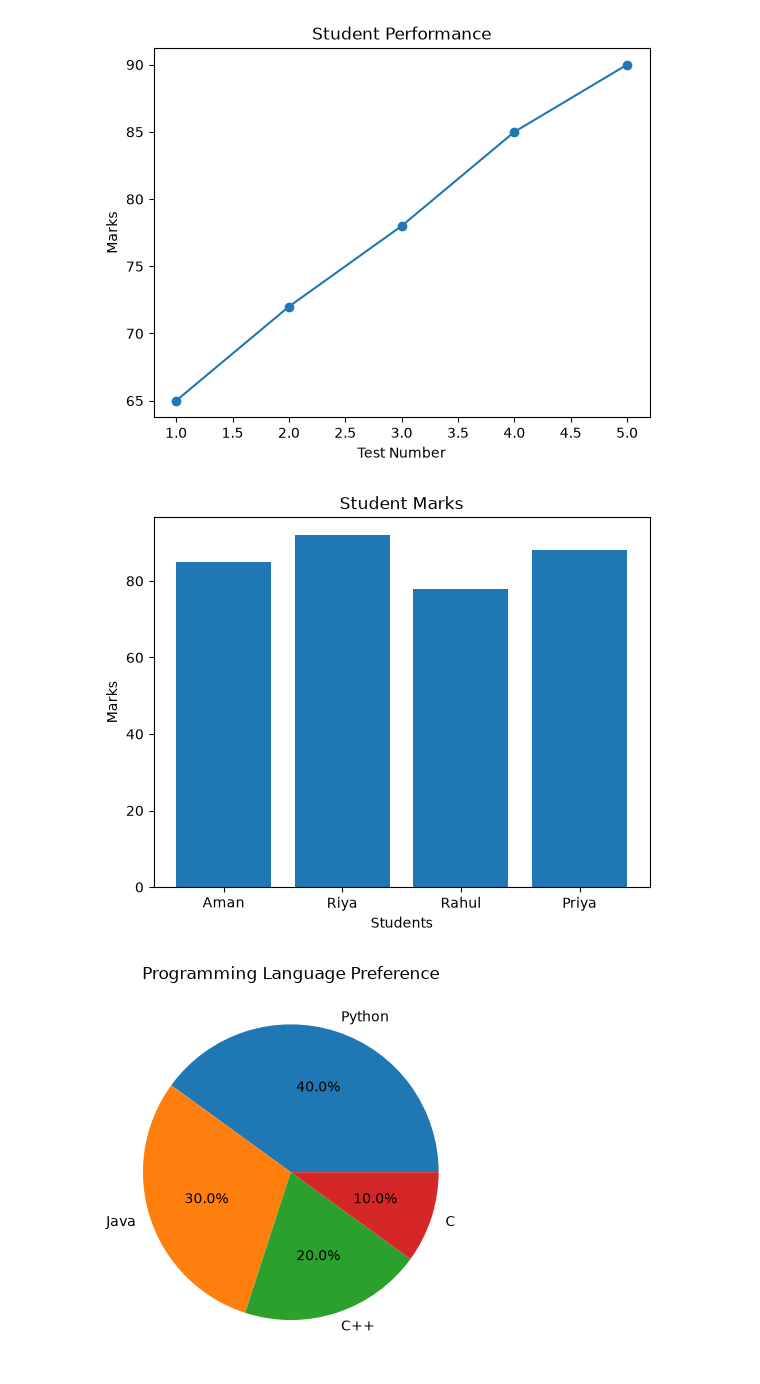
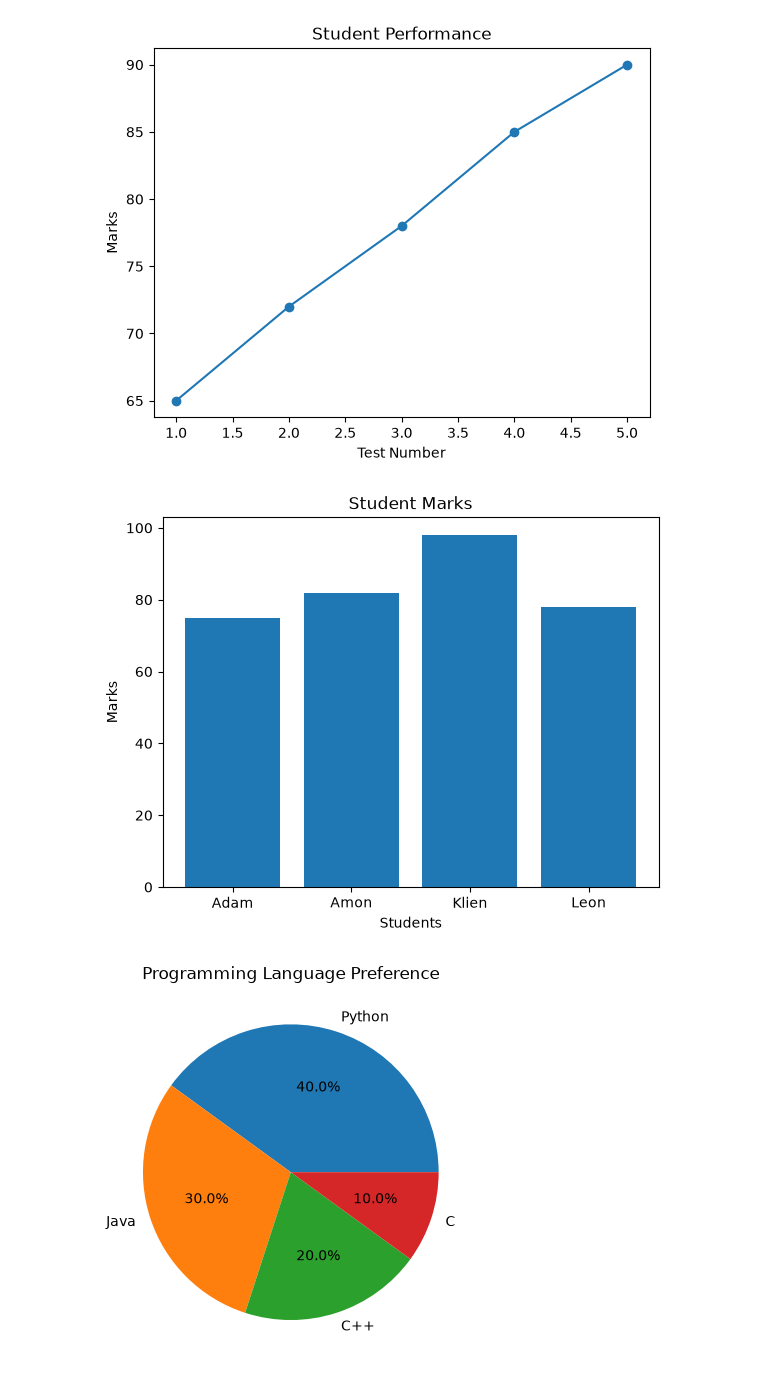
Before and after one commit to Sambhav-Ja1n/CSET343, a Jupyter notebook: lab 0/Lab_0_Assignment.ipynb, the cells around one changed output. Cells and saved outputs as stored; diff of their text form; code cells hidden in the pictures.

```diff
--- a/lab 0/Lab_0_Assignment.ipynb
+++ b/lab 0/Lab_0_Assignment.ipynb
@@ -175,18 +157,18 @@ plt.show()
 # %%
 import matplotlib.pyplot as plt
 
-students = ["Aman", "Riya", "Rahul", "Priya"]
-marks = [85, 92, 78, 88]
+students = ["Adam", "Amon", "Klien", "Leon"]
+marks = [75, 82, 98, 78]
 
 plt.bar(students, marks)
 
 plt.xlabel("Students")
 plt.ylabel("Marks")
 plt.title("Student Marks")
 
 plt.show()
 # %% [output]
-[figure, old version]
+[figure, new version]
 # %%
 import matplotlib.pyplot as plt
 
```
Also changed, not shown: parts of 10 cells of this notebook.
